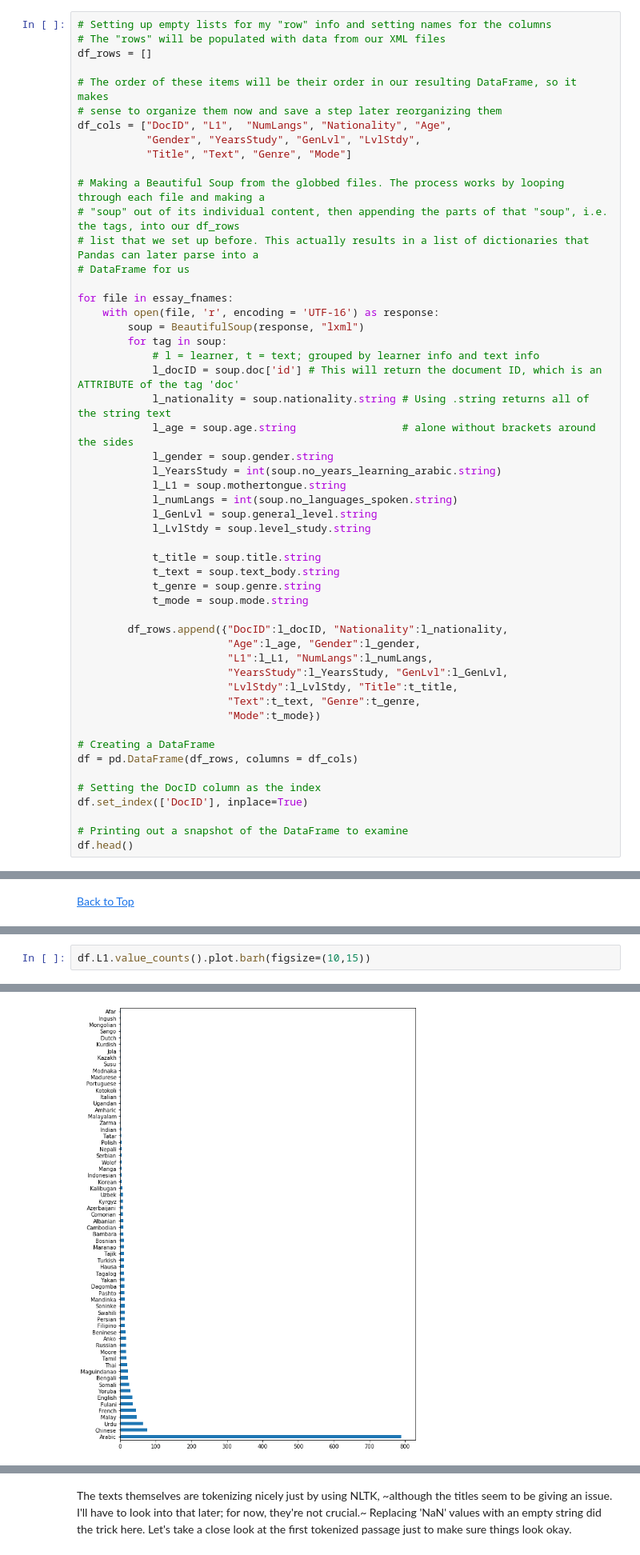
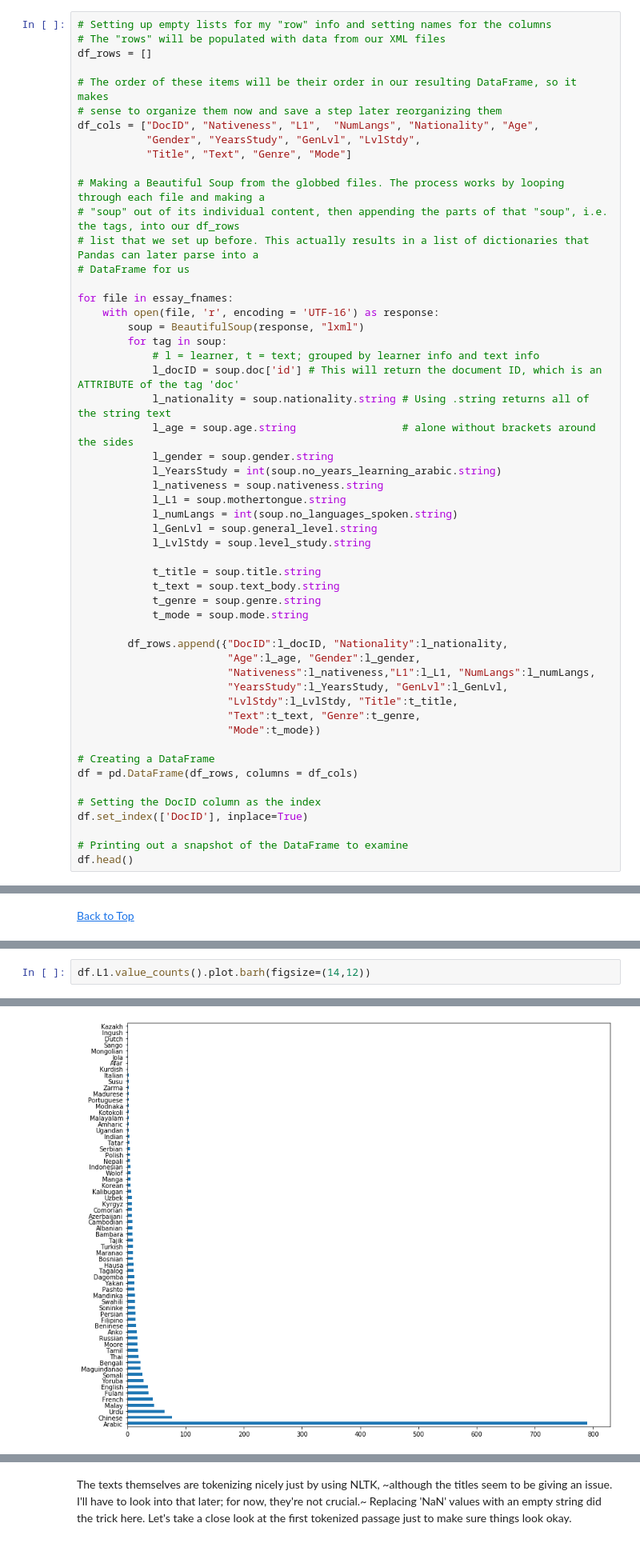
Before and after one commit to AnthonyVerardi/Arabic-Learner-Corpus-Considerations, a Jupyter notebook: Notebooks/ALC_Data_Organization.ipynb, the cells around one changed output, grey strips where cells are left out. Shown at 80% size. Drawn from its saved outputs; the diff is of its cells as text.

```diff
--- a/Notebooks/ALC_Data_Organization.ipynb
+++ b/Notebooks/ALC_Data_Organization.ipynb
@@ -66,7 +76,7 @@ df_rows = []
 
 # The order of these items will be their order in our resulting DataFrame, so it makes
 # sense to organize them now and save a step later reorganizing them
-df_cols = ["DocID", "L1",  "NumLangs", "Nationality", "Age",
+df_cols = ["DocID", "Nativeness", "L1",  "NumLangs", "Nationality", "Age",
            "Gender", "YearsStudy", "GenLvl", "LvlStdy",
            "Title", "Text", "Genre", "Mode"]
 
@@ -85,6 +95,7 @@ for file in essay_fnames:
             l_age = soup.age.string                 # alone without brackets around the sides
             l_gender = soup.gender.string
             l_YearsStudy = int(soup.no_years_learning_arabic.string)
+            l_nativeness = soup.nativeness.string
             l_L1 = soup.mothertongue.string
             l_numLangs = int(soup.no_languages_spoken.string)
             l_GenLvl = soup.general_level.string
@@ -97,7 +108,7 @@ for file in essay_fnames:
 
         df_rows.append({"DocID":l_docID, "Nationality":l_nationality,
                         "Age":l_age, "Gender":l_gender,
-                        "L1":l_L1, "NumLangs":l_numLangs,
+                        "Nativeness":l_nativeness,"L1":l_L1, "NumLangs":l_numLangs,
                         "YearsStudy":l_YearsStudy, "GenLvl":l_GenLvl,
                         "LvlStdy":l_LvlStdy, "Title":t_title,
                         "Text":t_text, "Genre":t_genre,
@@ -163,6 +190,6 @@ Now we'll move on to exploring the makeup of our data and cleaning it up in what
 # %%
-df.L1.value_counts().plot.barh(figsize=(10,15))
+df.L1.value_counts().plot.barh(figsize=(14,12))
 # %% [output]
 <matplotlib.axes._subplots.AxesSubplot object at 0x...>
-[figure, old version]
+[figure, new version]
 # %% [markdown]
```
Also changed, not shown: parts of 18 cells of this notebook.
